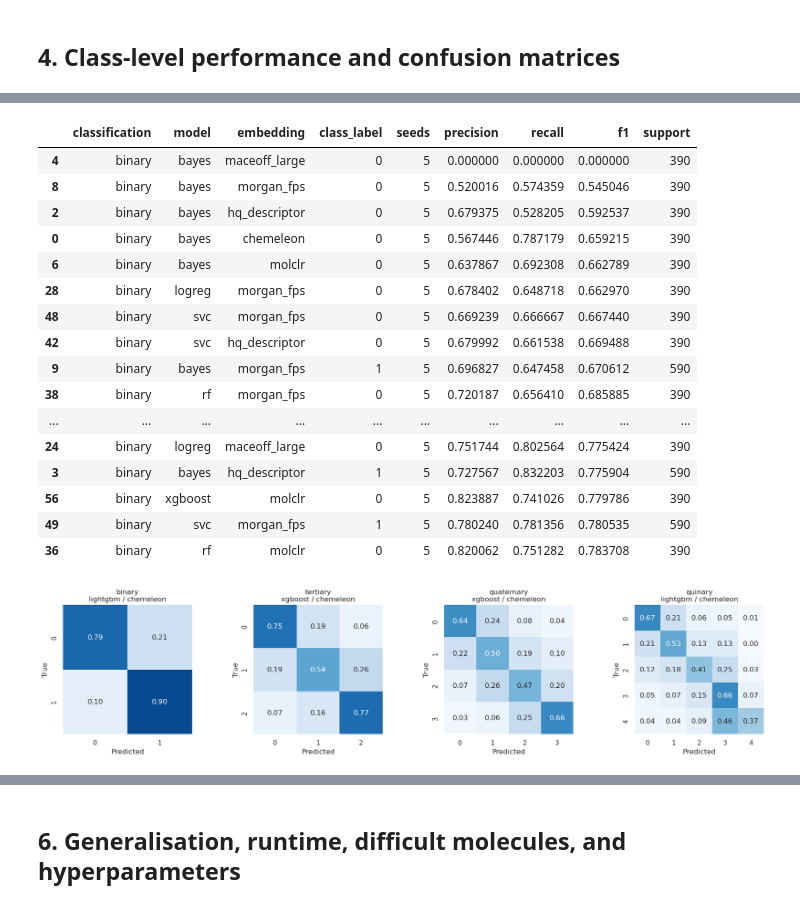
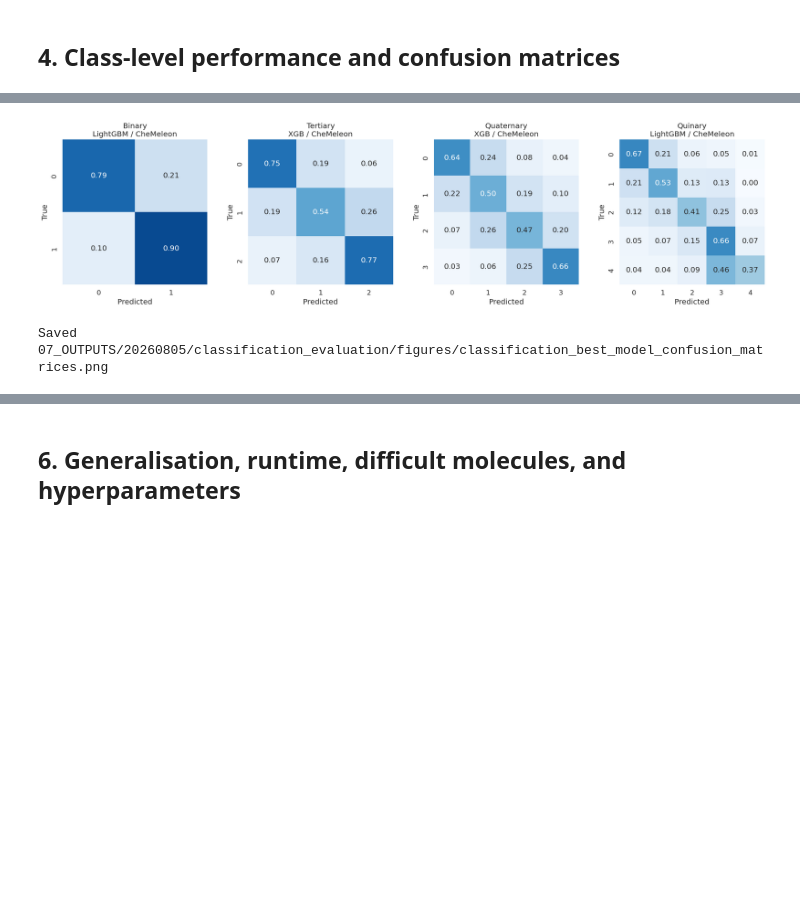
Before and after one commit to CABackman/fm-4-em, a Jupyter notebook: 08_CLASSIFICATION/02_IS_classification_evaluation.ipynb, the cells around one changed output, grey strips where cells are left out. Drawn from its saved outputs; the diff is of its cells as text; code cells hidden in the pictures; blank space fills up the shorter version.

```diff
--- a/08_CLASSIFICATION/02_IS_classification_evaluation.ipynb
+++ b/08_CLASSIFICATION/02_IS_classification_evaluation.ipynb
@@ -196,44 +362,23 @@ plt.show()
 # %%
-class_metrics = per_class_metrics(runs)
-class_metric_summary = (class_metrics
-    .groupby(['classification', 'model', 'embedding', 'class_label'], as_index=False)
-    .agg(seeds=('seed', 'nunique'), precision=('precision', 'mean'),
-         recall=('recall', 'mean'), f1=('f1', 'mean'), support=('support', 'sum')))
-display(class_metric_summary.sort_values(['classification', 'f1']).head(30))
-
-best_rows = (aggregate_results.sort_values('balanced_accuracy_mean', ascending=False)
-             .drop_duplicates('classification').set_index('classification'))
-fig, axes = plt.subplots(1, 4, figsize=(18, 4), constrained_layout=True)
+fig, axes = plt.subplots(1, 4, figsize=(20, 5), constrained_layout=True)
 for axis, classification in zip(axes, CLASSIFICATIONS):
     if classification not in best_rows.index:
-        axis.set_visible(False); continue
+        axis.set_visible(False)
+        continue
+
     best = best_rows.loc[classification]
-    subset = runs.loc[(runs['classification'] == classification) &
-                      (runs['model'] == best['model']) &
-                      (runs['embedding'] == best['embedding'])]
-    n_classes = int(subset['n_classes'].dropna().iloc[0])
-    matrix = normalised_confusion_matrix(subset, n_classes)
-    sns.heatmap(matrix, annot=True, fmt='.2f', cmap='Blues', vmin=0, vmax=1,
-                square=True, cbar=False, ax=axis)
-    axis.set(title=f"{classification}\n{best['model']} / {best['embedding']}",
-             xlabel='Predicted', ylabel='True')
-plt.show()
+    subset = runs.loc[
+        (runs["classification"] == classification)
+        & (runs["model"] == best["model"])
+        & (runs["embedding"] == best["embedding"])
+    ]
+    title = (
+        f"{CLASSIFICATION_LABELS[classification]}\n"
+        f"{MODEL_LABELS[best['model']]} / {EMBEDDING_LABELS[best['embedding']]}"
+    )
+    draw_confusion_matrix(axis, subset, title)
+
+save_figure(fig, "classification_best_model_confusion_matrices.png");
 # %% [output]
-|  | classification | model | embedding | class_label | seeds | precision | recall | f1 | support |
-| 4 | binary | bayes | maceoff_large | 0 | 5 | 0.000000 | 0.000000 | 0.000000 | 390 |
-| 8 | binary | bayes | morgan_fps | 0 | 5 | 0.520016 | 0.574359 | 0.545046 | 390 |
-| 2 | binary | bayes | hq_descriptor | 0 | 5 | 0.679375 | 0.528205 | 0.592537 | 390 |
-| 0 | binary | bayes | chemeleon | 0 | 5 | 0.567446 | 0.787179 | 0.659215 | 390 |
-| 6 | binary | bayes | molclr | 0 | 5 | 0.637867 | 0.692308 | 0.662789 | 390 |
-| 28 | binary | logreg | morgan_fps | 0 | 5 | 0.678402 | 0.648718 | 0.662970 | 390 |
-| 48 | binary | svc | morgan_fps | 0 | 5 | 0.669239 | 0.666667 | 0.667440 | 390 |
-| 42 | binary | svc | hq_descriptor | 0 | 5 | 0.679992 | 0.661538 | 0.669488 | 390 |
-| 9 | binary | bayes | morgan_fps | 1 | 5 | 0.696827 | 0.647458 | 0.670612 | 590 |
-| 38 | binary | rf | morgan_fps | 0 | 5 | 0.720187 | 0.656410 | 0.685885 | 390 |
-| ... | ... | ... | ... | ... | ... | ... | ... | ... | ... |
-| 24 | binary | logreg | maceoff_large | 0 | 5 | 0.751744 | 0.802564 | 0.775424 | 390 |
-| 3 | binary | bayes | hq_descriptor | 1 | 5 | 0.727567 | 0.832203 | 0.775904 | 590 |
-| 56 | binary | xgboost | molclr | 0 | 5 | 0.823887 | 0.741026 | 0.779786 | 390 |
-| 49 | binary | svc | morgan_fps | 1 | 5 | 0.780240 | 0.781356 | 0.780535 | 590 |
-| 36 | binary | rf | molclr | 0 | 5 | 0.820062 | 0.751282 | 0.783708 | 390 |
-[figure, old version]
+[figure, new version]
+Saved 07_OUTPUTS/20260805/classification_evaluation/figures/classification_best_model_confusion_matrices.png
```
Also changed, not shown: parts of 24 cells of this notebook, 20 other files.
